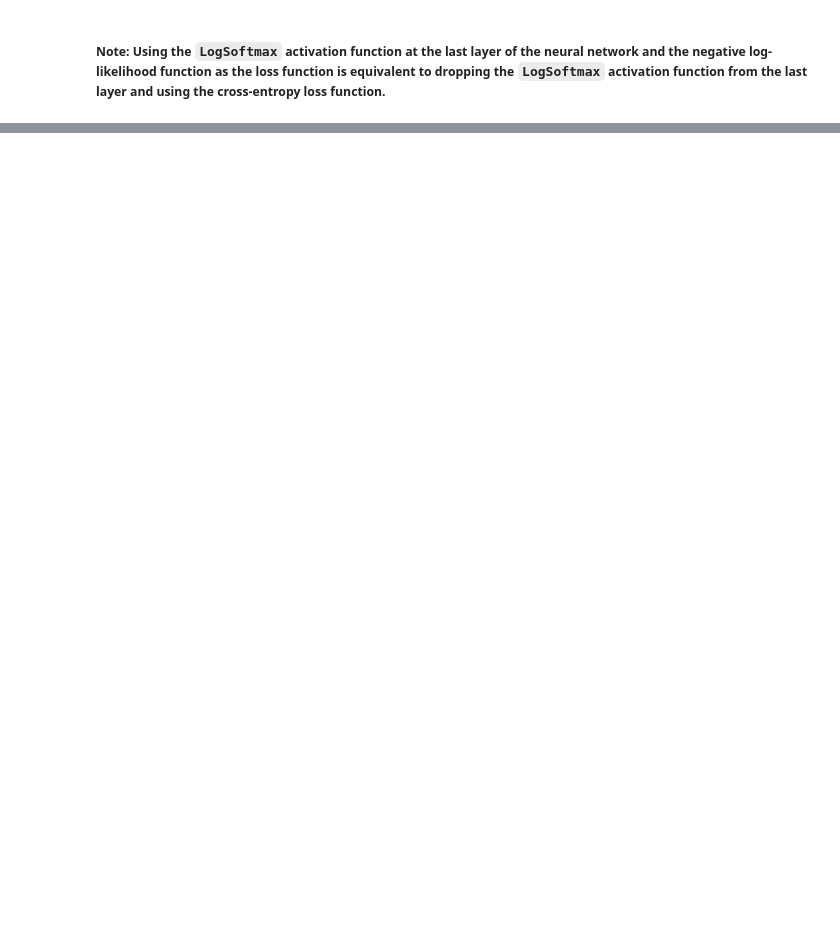
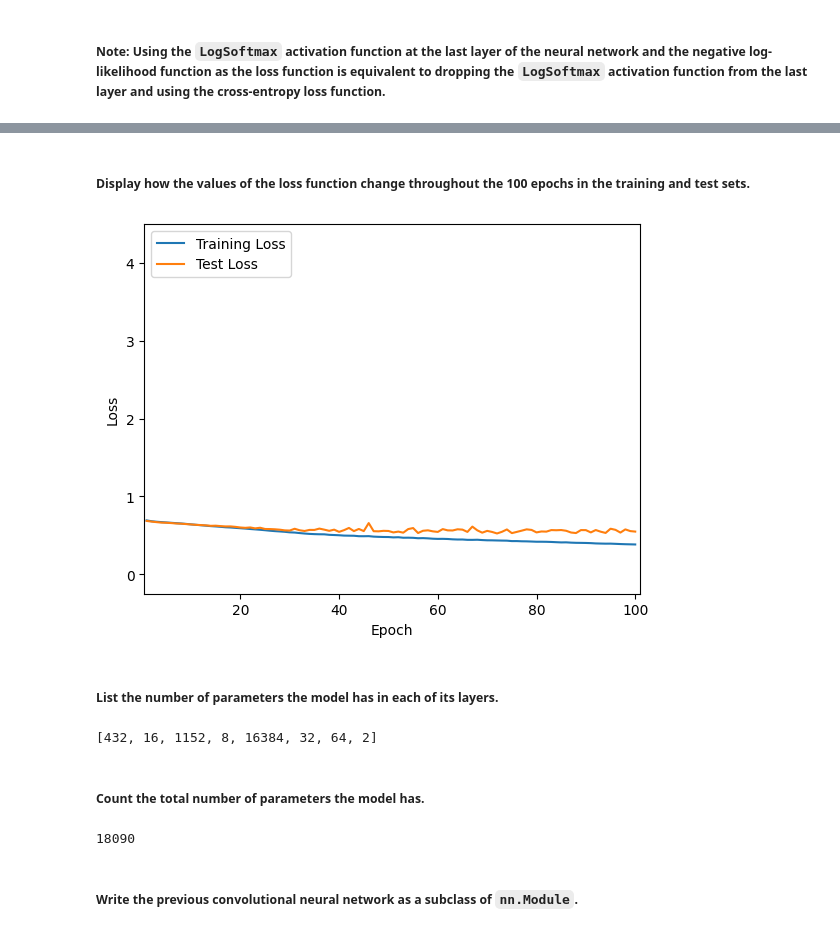
Before and after one commit to bmarquez429/AI-ML-DS-Excursions, a Jupyter notebook: 011_imageRecognitionOnCIFAR/imageRecognitionOnCIFAR.ipynb, the cells around one changed output, grey strips where cells are left out. Drawn from its saved outputs; the diff is of its cells as text; code cells hidden in the pictures; blank space fills up the shorter version.

```diff
--- a/011_imageRecognitionOnCIFAR/imageRecognitionOnCIFAR.ipynb
+++ b/011_imageRecognitionOnCIFAR/imageRecognitionOnCIFAR.ipynb
@@ -403,0 +517,17 @@ Training Accuracy: 1.000000
+# %%
+torch.manual_seed(0)
+
+nEpochs = 100
+model = nn.Sequential(nn.Conv2d(3, 16, kernel_size = 3, padding = 1),
+                      nn.Tanh(),
+                      nn.MaxPool2d(2),
+                      nn.Conv2d(16, 8, kernel_size = 3, padding = 1),
+                      nn.Tanh(),
+                      nn.MaxPool2d(2),
+                      nn.Flatten(),
+                      nn.Linear(8*8*8, 32),
+                      nn.Tanh(),
+                      nn.Linear(32, 2))
+optimizer = torch.optim.SGD(model.parameters(), lr = 0.01)
+loss = nn.CrossEntropyLoss()
+trainLossList, testLossList = trainTestCNN(nEpochs = nEpochs, optimizer = optimizer, model = model, loss = loss)
@@ -403,0 +552,30 @@ Training Accuracy: 1.000000
+# %% [markdown]
+##### Display how the values of the loss function change throughout the 100 epochs in the training and test sets.
+# %%
+plt.rcParams["figure.figsize"] = [6.4, 4.8]
+plt.plot(range(1, len(trainLossList) + 1), trainLossList)
+plt.plot(range(1, len(testLossList) + 1), testLossList)
+plt.yticks([0, 1, 2, 3, 4])
+plt.xlim([0.5, nEpochs + 1])
+plt.ylim([-0.25, 4.5])
+plt.xlabel("Epoch")
+plt.ylabel("Loss")
+plt.legend(["Training Loss", "Test Loss"], loc ="upper left")
+plt.show()
+# %% [output]
+[figure, added]
+# %% [markdown]
+##### List the number of parameters the model has in each of its layers.
+# %%
+numelList = [p.numel() for p in model.parameters() if p.requires_grad == True]
+numelList
+# %% [output]
+[432, 16, 1152, 8, 16384, 32, 64, 2]
+# %% [markdown]
+##### Count the total number of parameters the model has.
+# %%
+sum(numelList)
+# %% [output]
+18090
+# %% [markdown]
+##### Write the previous convolutional neural network as a subclass of `nn.Module`.
```
Also changed, not shown: parts of 36 cells of this notebook.
